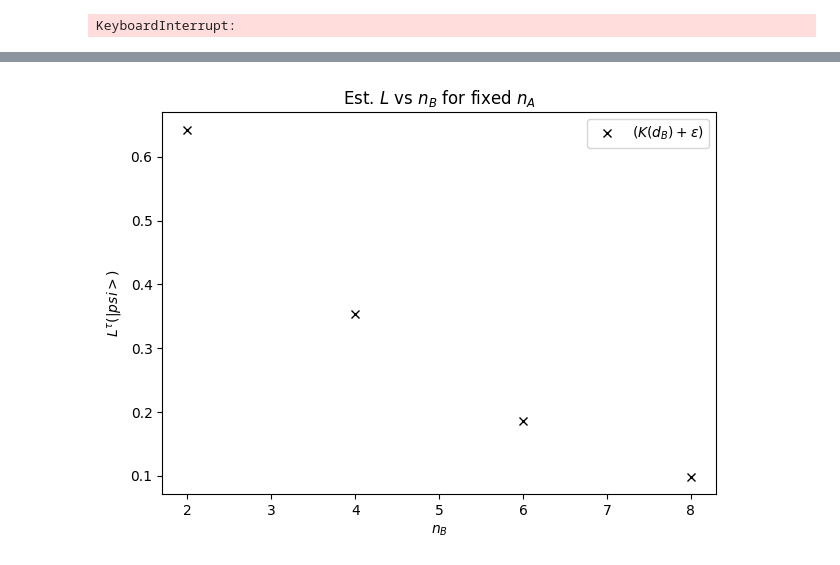
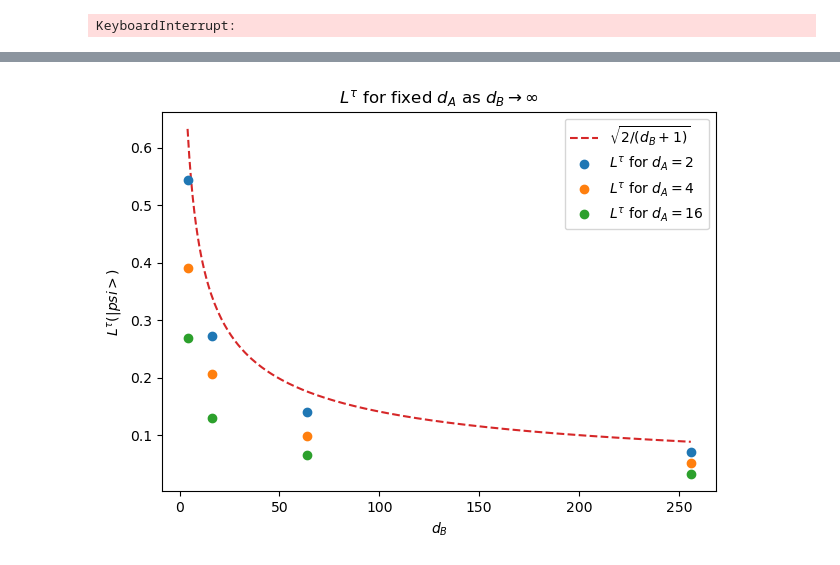
Before and after one commit to abbievaughanlee/localizable_entanglement, a Jupyter notebook: concentration_inequalities/localizable_entanglement_numerics.ipynb, the cells around one changed output, grey strips where cells are left out. Saved outputs shown, nothing was run; the diff lists cells and outputs as text; code cells hidden in the pictures.

Commit message:
Created figures for Cor. 21. Reorganized localizable entanglement numerics. Created global entanglement file.

```diff
--- a/concentration_inequalities/localizable_entanglement_numerics.ipynb
+++ b/concentration_inequalities/localizable_entanglement_numerics.ipynb
@@ -405,13 +428,37 @@ plt.show()
-# %%
-for idx, nB in enumerate(nB_one):
-    d_B = 2 ** nB
-    epsilon = 0.01  # small offset for visibility
-    plt.plot(nB, np.sqrt(2 / (d_B + 1)) + epsilon, 'x', color='k', label='$(K(d_B) + \\epsilon)$' if idx == 0 else "")
-plt.xlabel(r'$n_B$')
-plt.ylabel(r'$L^{\tau}(|psi>)$')
-plt.title(f'Est. $L$ vs $n_B$ for fixed $n_A$')
-plt.legend()
-plt.tight_layout()
-plt.show()
-# %% [output]
-[figure, removed]
+# %%
+# l_tau for fixed dA, inc dB
+nA = 1
+nA2 = 2
+nA3 = 3
+
+
+def bound(dB):
+    return np.sqrt(2/(dB + 1))
+
+
+nB = list(range(2, 9, 2))
+dB = 2**np.array(nB)
+
+
+means = L_vs_dB(nA, nB)
+means2 = L_vs_dB(nA2, nB)
+means3 = L_vs_dB(nA3, nB)
+
+
+plt.errorbar(dB, means, fmt='o', color='C0',label=r'$L^{\tau}$ for $d_A = 2$')
+plt.errorbar(dB, means2, fmt='o', color='C1',label=r'$L^{\tau}$ for $d_A = 4$')
+plt.errorbar(dB, means3, fmt='o', color='C2',label=r'$L^{\tau}$ for $d_A = 16$')
+dB_dense = np.linspace(dB.min(), dB.max(), 300)
+plt.plot(dB_dense, bound(dB_dense), 'C3--', label=r'$\sqrt{2/(d_B + 1)}$')
+
+
+
+
+plt.xlabel(r'$d_B$')
+plt.ylabel(r'$L^{\tau}(|psi>)$')
+plt.title(r'$L^{\tau}$ for fixed $d_A$ as $d_B \rightarrow \infty$')
+plt.legend()
+plt.tight_layout()
+plt.show()
+# %% [output]
+[figure, added]
```
Also changed, not shown: parts of 12 cells of this notebook, 17 other files.
